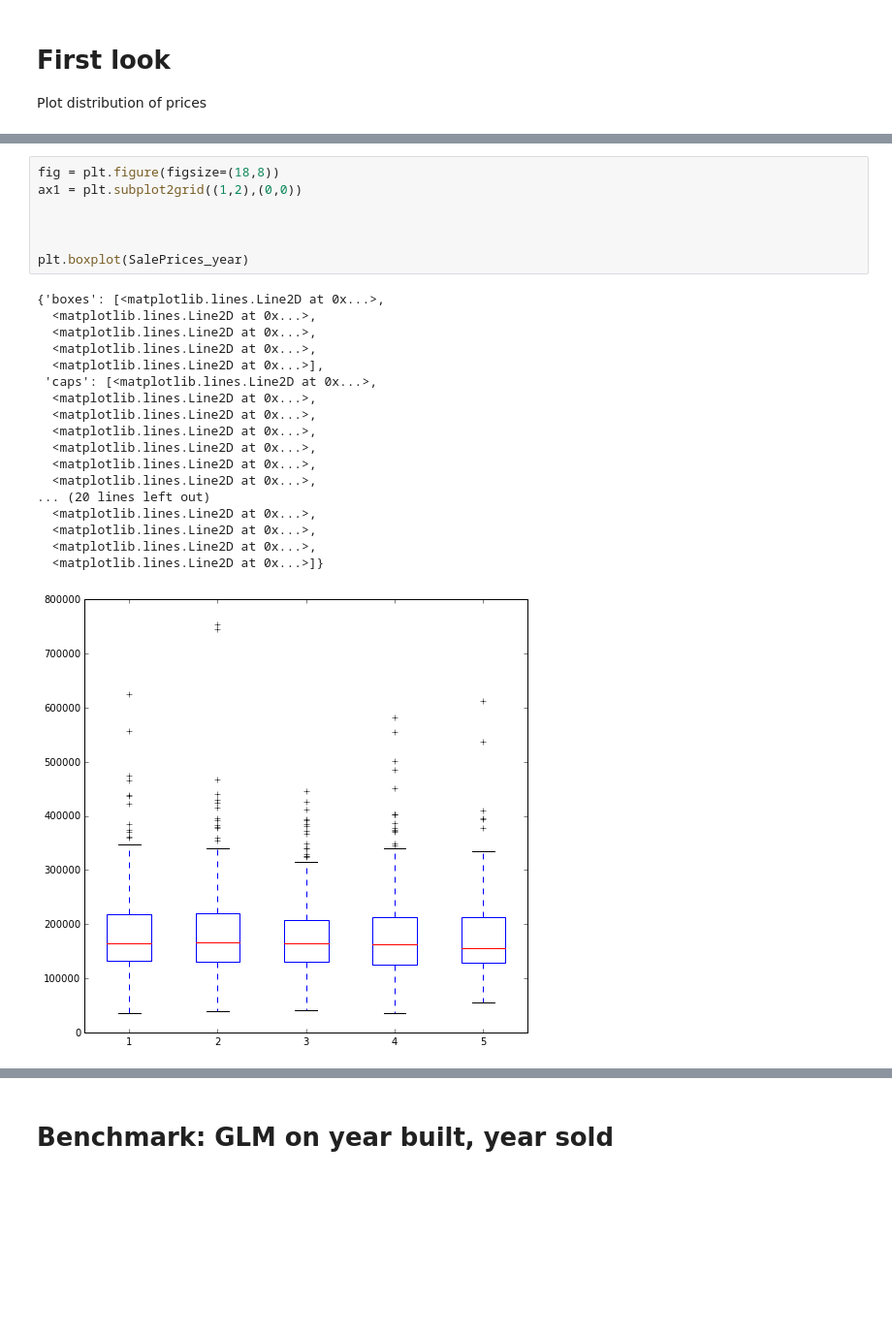
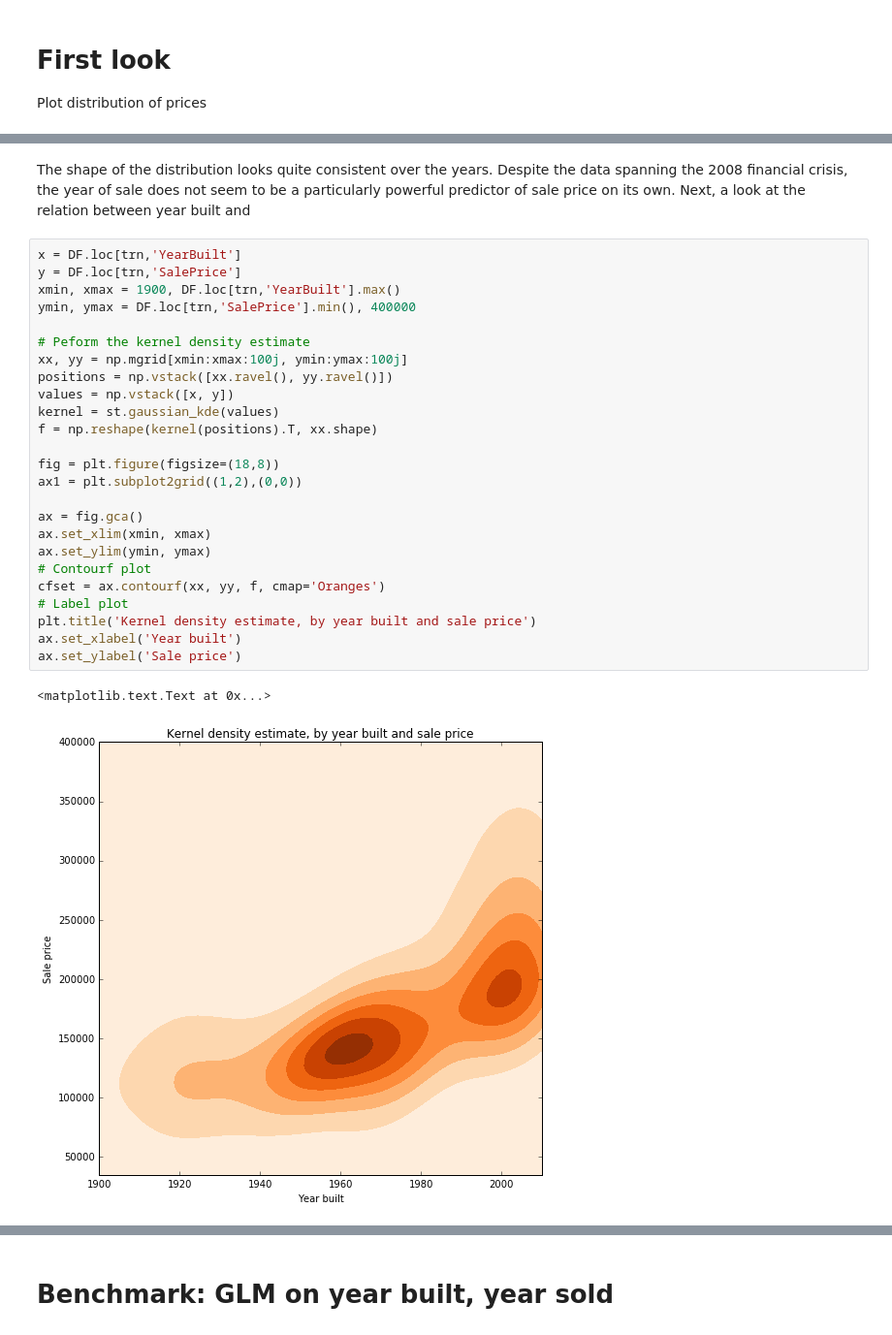
Before and after one commit to albertwildeman/Kaggle-Ames_Housing_Prices, a Jupyter notebook: Exploration.ipynb, the cells around one changed output, grey strips where cells are left out. Shown: that part at 97% size. Drawn from its saved outputs; the diff is of its cells as text; blank space fills up the shorter version.

```diff
--- a/Exploration.ipynb
+++ b/Exploration.ipynb
@@ -70,26 +76,31 @@ The shape of the distribution looks reasonably consistent over the years, but th
-# %%
-fig = plt.figure(figsize=(18,8))
-ax1 = plt.subplot2grid((1,2),(0,0))
-
-
-
-plt.boxplot(SalePrices_year)
-# %% [output]
-{'boxes': [<matplotlib.lines.Line2D at 0x...>,
-  <matplotlib.lines.Line2D at 0x...>,
-  <matplotlib.lines.Line2D at 0x...>,
-  <matplotlib.lines.Line2D at 0x...>,
-  <matplotlib.lines.Line2D at 0x...>],
- 'caps': [<matplotlib.lines.Line2D at 0x...>,
-  <matplotlib.lines.Line2D at 0x...>,
-  <matplotlib.lines.Line2D at 0x...>,
-  <matplotlib.lines.Line2D at 0x...>,
-  <matplotlib.lines.Line2D at 0x...>,
-  <matplotlib.lines.Line2D at 0x...>,
-  <matplotlib.lines.Line2D at 0x...>,
-... (20 lines left out)
-  <matplotlib.lines.Line2D at 0x...>,
-  <matplotlib.lines.Line2D at 0x...>,
-  <matplotlib.lines.Line2D at 0x...>,
-  <matplotlib.lines.Line2D at 0x...>]}
-[figure, removed]
+# %% [markdown]
+The shape of the distribution looks quite consistent over the years. Despite the data spanning the 2008 financial crisis, the year of sale does not seem to be a particularly powerful predictor of sale price on its own.
+Next, a look at the relation between year built and
+# %%
+x = DF.loc[trn,'YearBuilt']
+y = DF.loc[trn,'SalePrice']
+xmin, xmax = 1900, DF.loc[trn,'YearBuilt'].max()
+ymin, ymax = DF.loc[trn,'SalePrice'].min(), 400000
+
+# Peform the kernel density estimate
+xx, yy = np.mgrid[xmin:xmax:100j, ymin:ymax:100j]
+positions = np.vstack([xx.ravel(), yy.ravel()])
+values = np.vstack([x, y])
+kernel = st.gaussian_kde(values)
+f = np.reshape(kernel(positions).T, xx.shape)
+
+fig = plt.figure(figsize=(18,8))
+ax1 = plt.subplot2grid((1,2),(0,0))
+
+ax = fig.gca()
+ax.set_xlim(xmin, xmax)
+ax.set_ylim(ymin, ymax)
+# Contourf plot
+cfset = ax.contourf(xx, yy, f, cmap='Oranges')
+# Label plot
+plt.title('Kernel density estimate, by year built and sale price')
+ax.set_xlabel('Year built')
+ax.set_ylabel('Sale price')
+# %% [output]
+<matplotlib.text.Text at 0x...>
+[figure, added]
```
Also changed, not shown: parts of 20 cells of this notebook.
